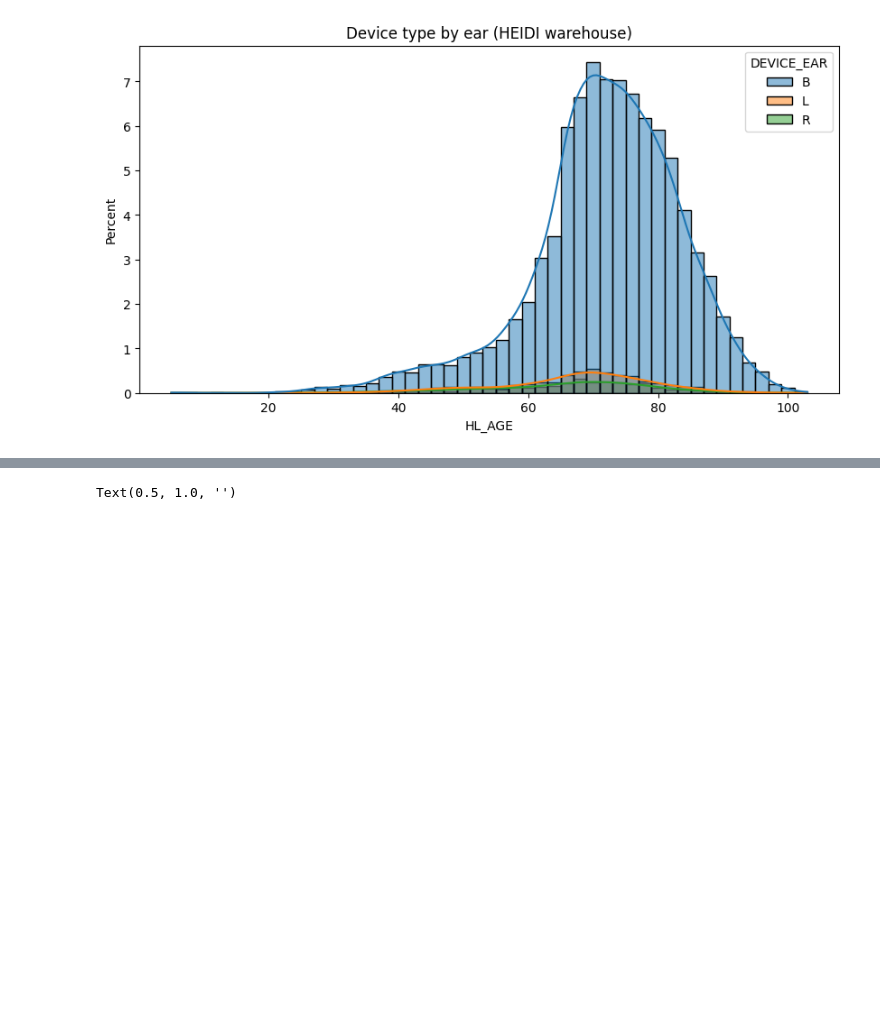
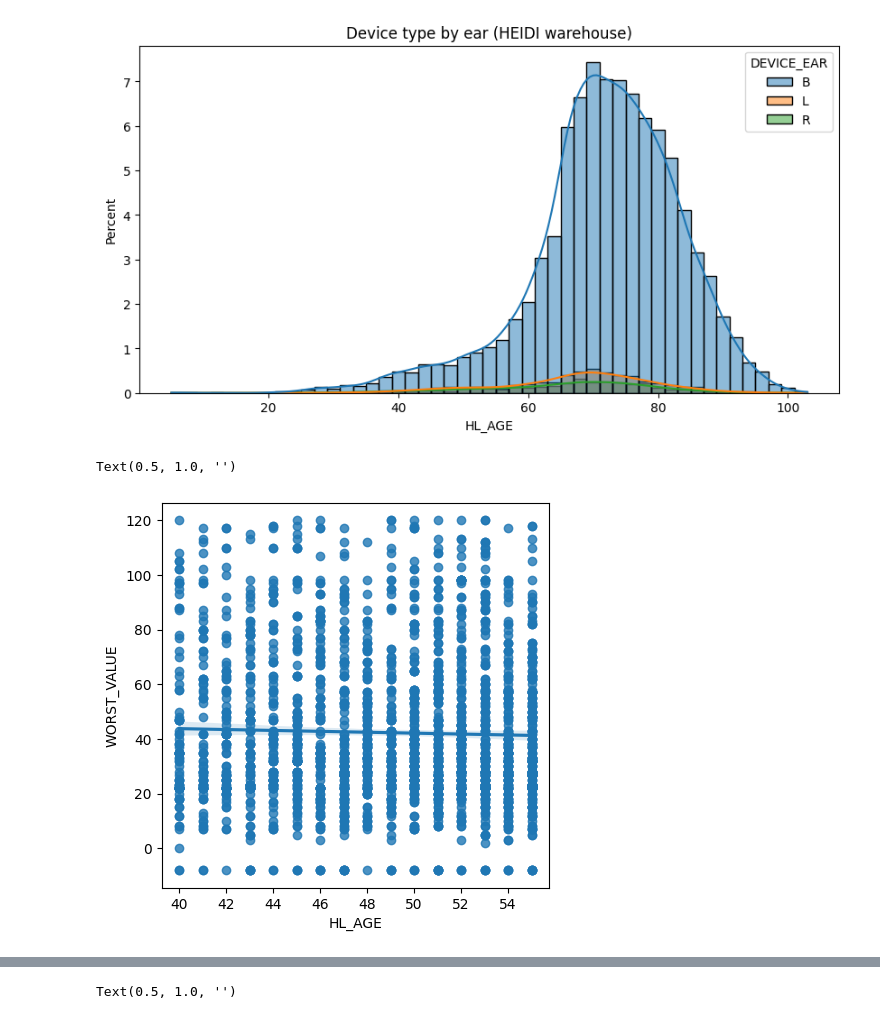
Before and after one commit to marianocabezas/hearing, a Jupyter notebook: audiogram_device_analysis.ipynb, the cells around one changed output, grey strips where cells are left out. Cells and saved outputs as stored; diff of their text form; code cells hidden in the pictures; blank space fills up the shorter version.

```diff
--- a/audiogram_device_analysis.ipynb
+++ b/audiogram_device_analysis.ipynb
@@ -35,3 +46,12 @@ plt.title('Device type by ear (HEIDI warehouse)')
 patron_hl_data['DEVICE_EAR'] = patron_hl_data['DEVICE_EAR'].astype('category')
 # %% [output]
 [figure]
+# %%
+# frank
+frank_patron_hl_data = pd.read_csv('/Users/z5116060/Desktop/GitProjects/hearing/ftran/data/frank_audiogram_40_55.csv')
+plt.figure(figsize=(5, 5))
+sn.regplot(data=frank_patron_hl_data, y='WORST_VALUE', x='HL_AGE')
+plt.title('')
+# %% [output]
+Text(0.5, 1.0, '')
+[figure, added]
```
Also changed, not shown: parts of 11 cells of this notebook, 17 other files.
